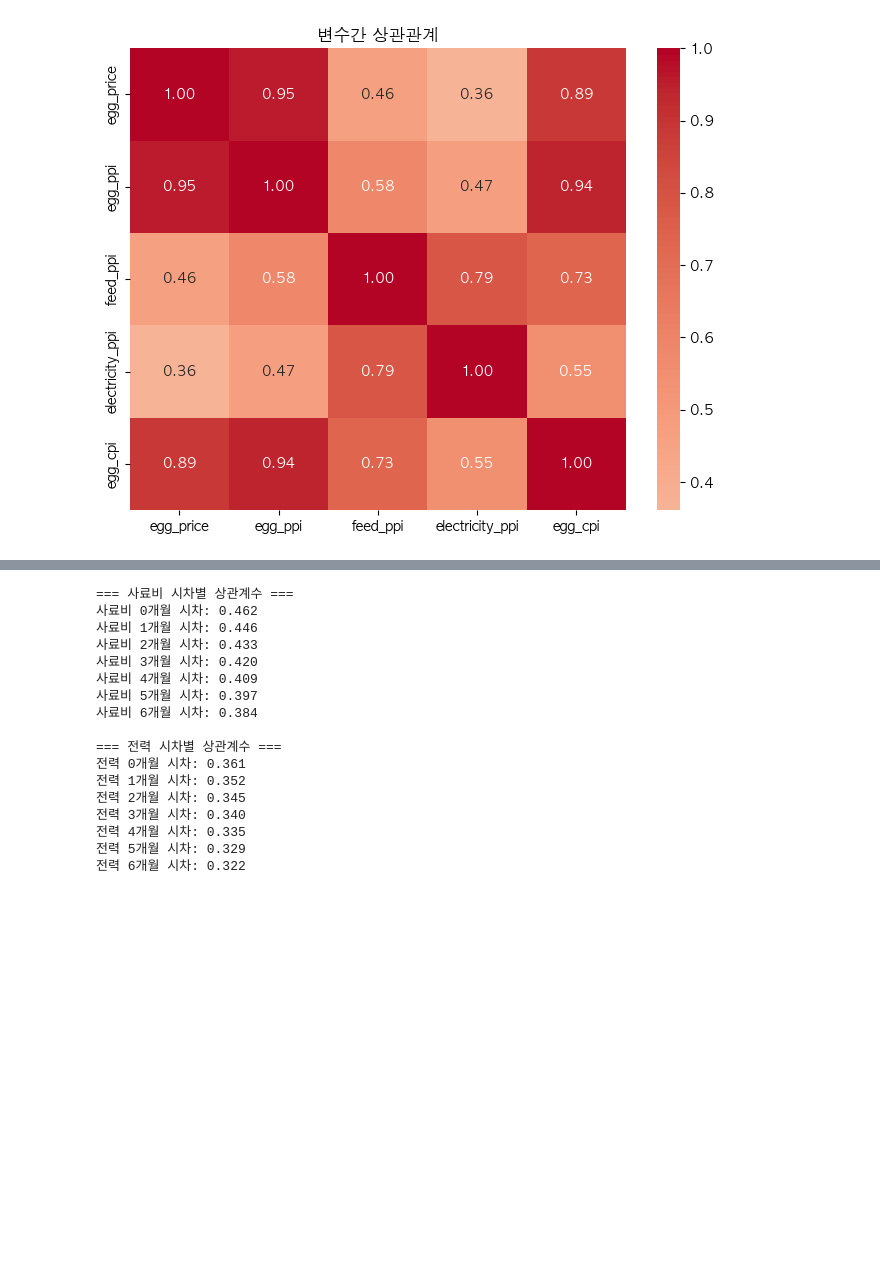
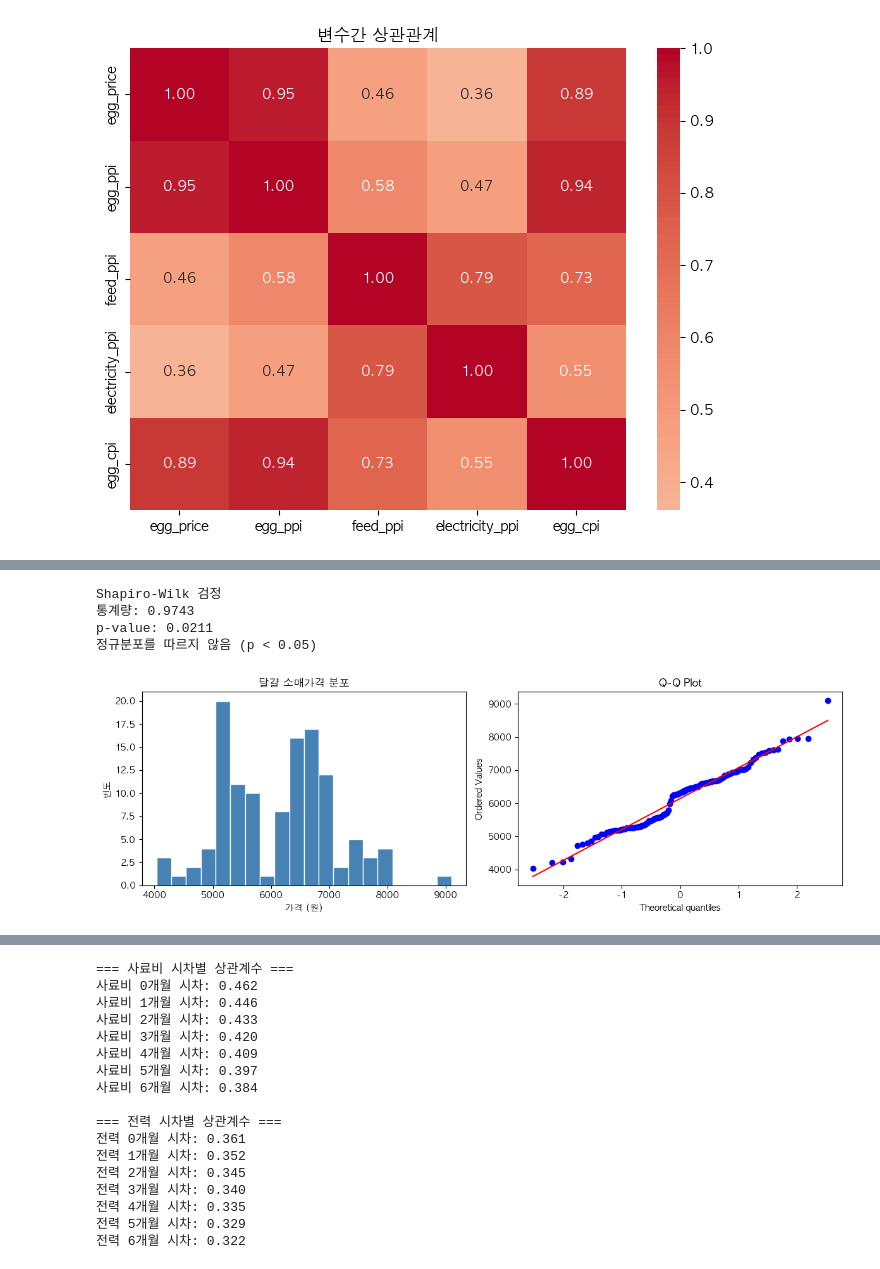
Before and after one commit to chlnaa/egg-price-analysis, a Jupyter notebook: notebooks/02_eda.ipynb, the cells around one changed output, grey strips where cells are left out. Drawn from its saved outputs; the diff is of its cells as text; code cells hidden in the pictures; blank space fills up the shorter version.

```diff
--- a/notebooks/02_eda.ipynb
+++ b/notebooks/02_eda.ipynb
@@ -184,0 +306,36 @@ plt.show()
+# %%
+from scipy import stats
+
+# Shapiro-Wilk 검정
+stat, p_value = stats.shapiro(df['egg_price'])
+print(f"Shapiro-Wilk 검정")
+print(f"통계량: {stat:.4f}")
+print(f"p-value: {p_value:.4f}")
+
+if p_value > 0.05:
+    print("정규분포를 따름 (p > 0.05)")
+else:
+    print("정규분포를 따르지 않음 (p < 0.05)")
+
+# Q-Q Plot 시각화
+plt.close('all')
+
+fig, axes = plt.subplots(1, 2, figsize=(12, 4))
+
+axes[0].hist(df['egg_price'], bins=20, color='steelblue', edgecolor='white')
+axes[0].set_title('달걀 소매가격 분포')
+axes[0].set_xlabel('가격 (원)')
+axes[0].set_ylabel('빈도')
+
+stats.probplot(df['egg_price'], dist="norm", plot=axes[1])
+axes[1].set_title('Q-Q Plot')
+
+plt.tight_layout()
+plt.savefig('../output/figures/normality_check.png', dpi=150)
+plt.show()
+# %% [output]
+Shapiro-Wilk 검정
+통계량: 0.9743
+p-value: 0.0211
+정규분포를 따르지 않음 (p < 0.05)
+[figure, added]
```
Also changed, not shown: parts of 22 cells of this notebook.
